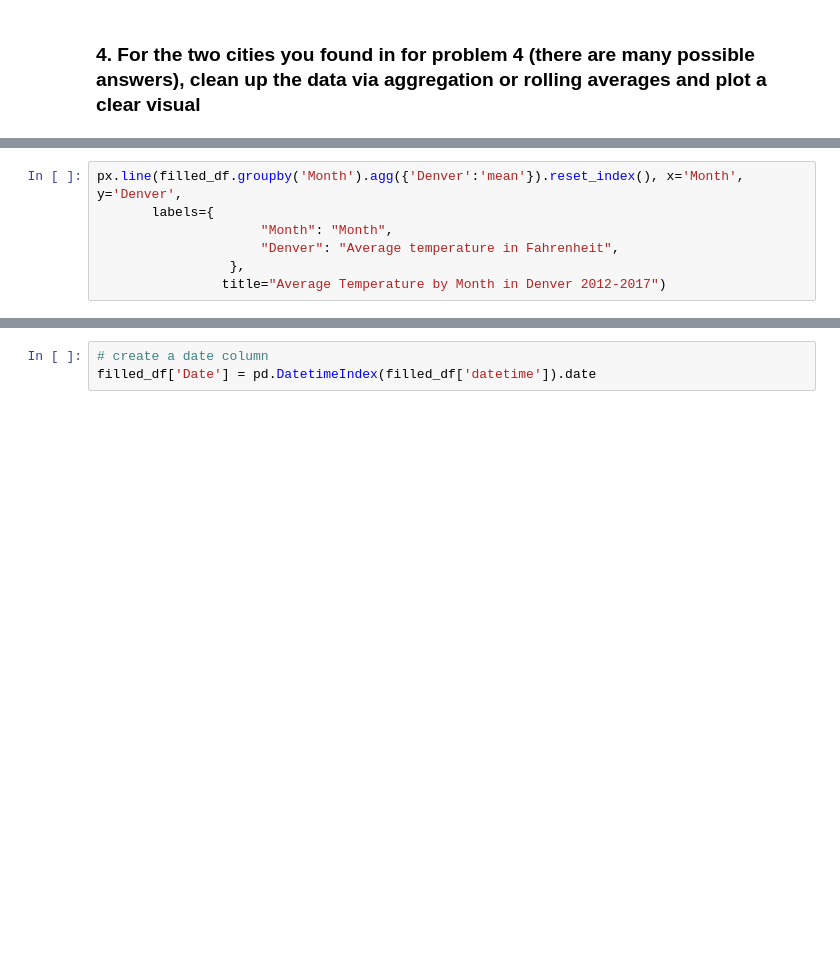
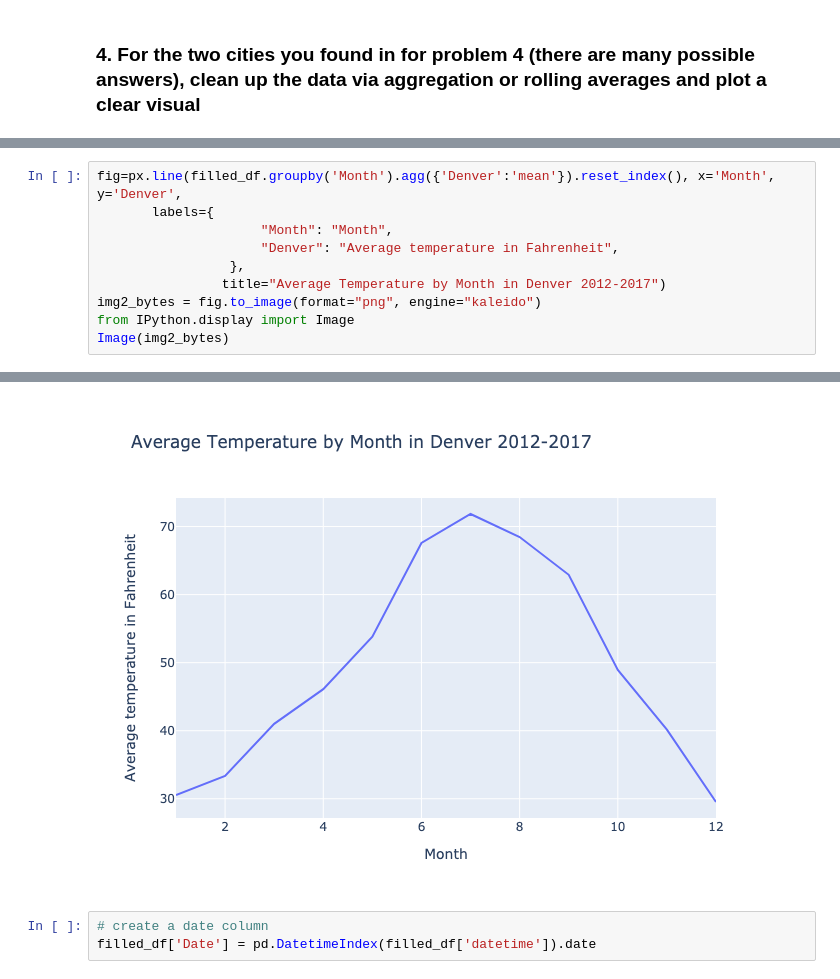
Before and after one commit to britt-emm/Homework, a Jupyter notebook: week_11/Week11_HW.ipynb, the cells around one changed output, grey strips where cells are left out. Drawn from its saved outputs; the diff is of its cells as text; blank space fills up the shorter version.

```diff
--- a/week_11/Week11_HW.ipynb
+++ b/week_11/Week11_HW.ipynb
@@ -174,8 +181,11 @@ px.line(filled_df.groupby('Month').agg({'Vancouver':'mean'}).reset_index(), x='M
 # %%
-px.line(filled_df.groupby('Month').agg({'Denver':'mean'}).reset_index(), x='Month', y='Denver',
+fig=px.line(filled_df.groupby('Month').agg({'Denver':'mean'}).reset_index(), x='Month', y='Denver',
        labels={
                      "Month": "Month",
                      "Denver": "Average temperature in Fahrenheit",
                  },
                 title="Average Temperature by Month in Denver 2012-2017")
+img2_bytes = fig.to_image(format="png", engine="kaleido")
+from IPython.display import Image
+Image(img2_bytes)
 # %% [output]
@@ -183,3 +192,4 @@ px.line(filled_df.groupby('Month').agg({'Denver':'mean'}).reset_index(), x='Mont
+[figure, added]
 # %%
 # create a date column
 filled_df['Date'] = pd.DatetimeIndex(filled_df['datetime']).date
```
Also changed, not shown: parts of 11 cells of this notebook.
